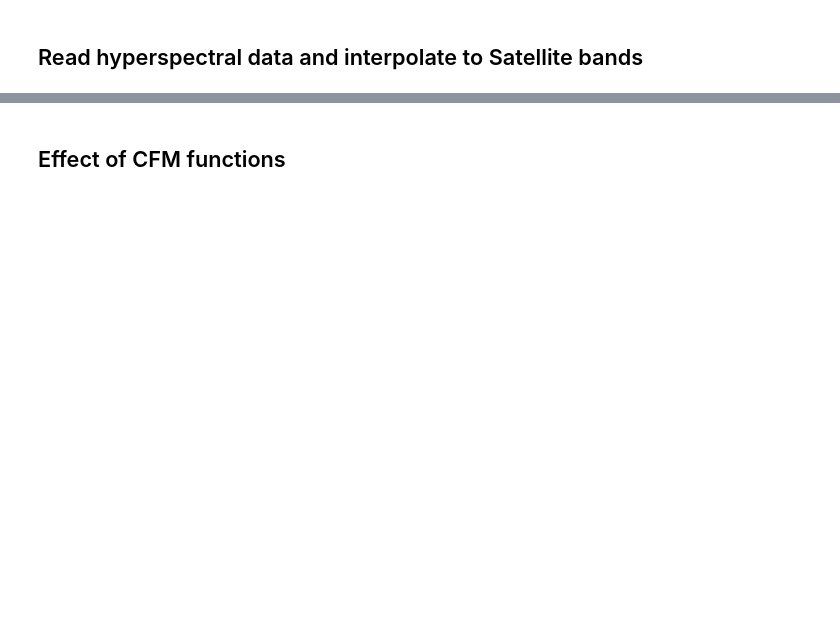
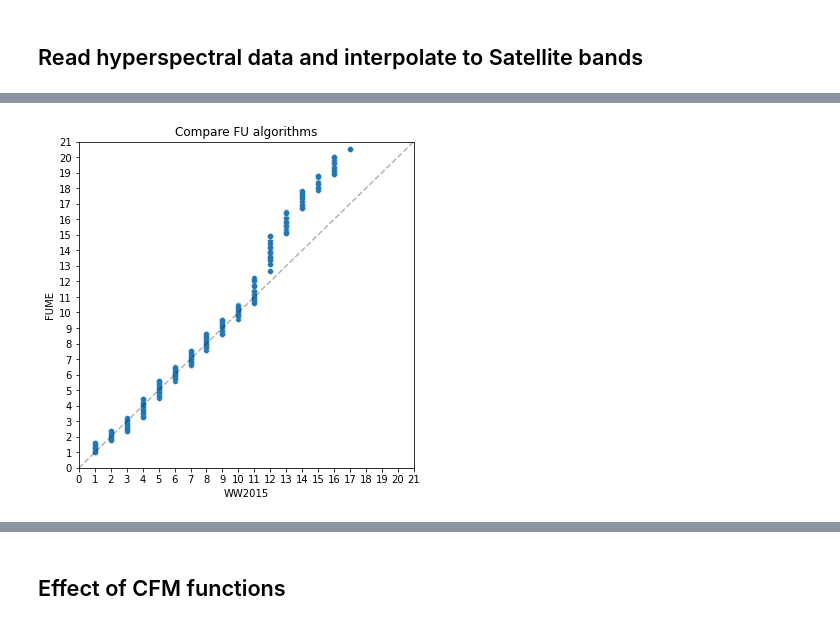
Before and after one commit to CefasRepRes/FUME, a Jupyter notebook: Test_FU.ipynb, the cells around one changed output, grey strips where cells are left out. Cells and saved outputs as stored; diff of their text form; code cells hidden in the pictures; blank space fills up the shorter version.

```diff
--- a/Test_FU.ipynb
+++ b/Test_FU.ipynb
@@ -189 +146,16 @@ plt.legend()
+# %%
+def FUscatter(x,y):
+
+    fig, ax = plt.subplots(1,1,figsize=(6,6))
+    plt.plot(x, y,'.')
+    type(ax)
+    ax.plot([0, 21], [0, 21], '--',color='k', alpha=0.3)
+    df = pd.DataFrame((x,y)).T
+    sns.scatterplot( data=df,x=x.name,y=y.name)
+    plt.xlim(0, 21)
+    plt.ylim(0, 21)
+    plt.xticks(np.arange(0, 21+1, 1))
+    plt.yticks(np.arange(0, 21+1, 1))
+
+    return ax
 # %% [markdown]
@@ -190,0 +163,33 @@ plt.legend()
+# %%
+from importlib import reload
+fume = reload(fume)
+
+fus_ww2015 = []
+fus_fume = []
+
+from timeit import default_timer as timer
+
+start = timer()
+for iobs in range(0,500):
+
+    obsRrs = obs.iloc[iobs,:].values
+
+    # retrieving the reflectance values for OLCI band frequencies
+    satRrs = interp1d(obswavelength, obsRrs, kind = 'linear')(satwavelength)
+
+    #Calculate Forel Ule
+
+    fu_ww2015 = fume.calc_fu_WW2015(satwavelength,satRrs,sensor)
+    fu_fume = fume.calc_ForelUle_image(np.array(satwavelength),
+                                       np.expand_dims(np.array(satRrs), axis=[1,2]),
+                                       sensorcorr=sensor,
+                                       fucalibration='data/hue_angle_limits_WW2010_decimalFU.csv'
+                                      )[0,0]
+
+    fus_ww2015.append(fu_ww2015)
+    fus_fume.append(fu_fume)
+
+ax = FUscatter( pd.Series(fus_ww2015,name='WW2015'), pd.Series(fus_fume,name='FUME'))
+ax.set_title('Compare FU algorithms');
+# %% [output]
+[figure, added]
```
Also changed, not shown: parts of 29 cells of this notebook, 5 other files.
